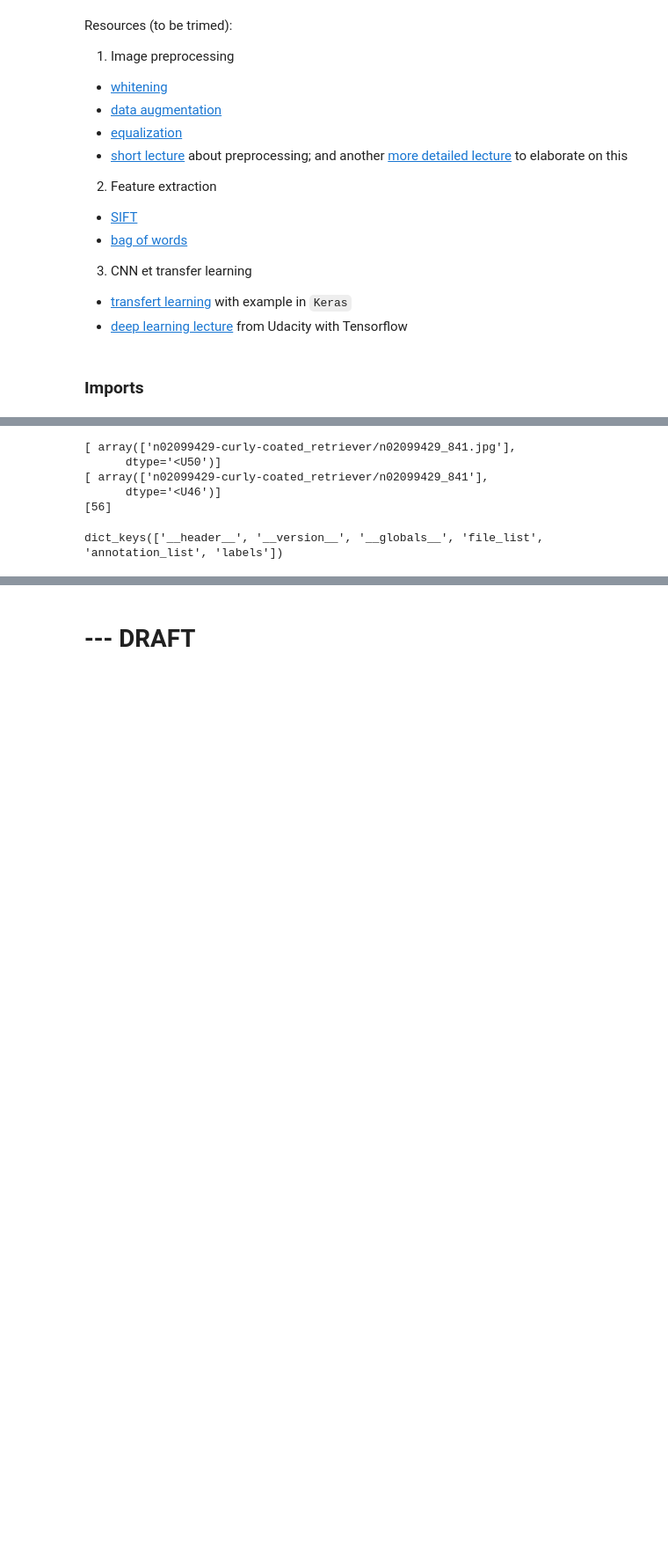
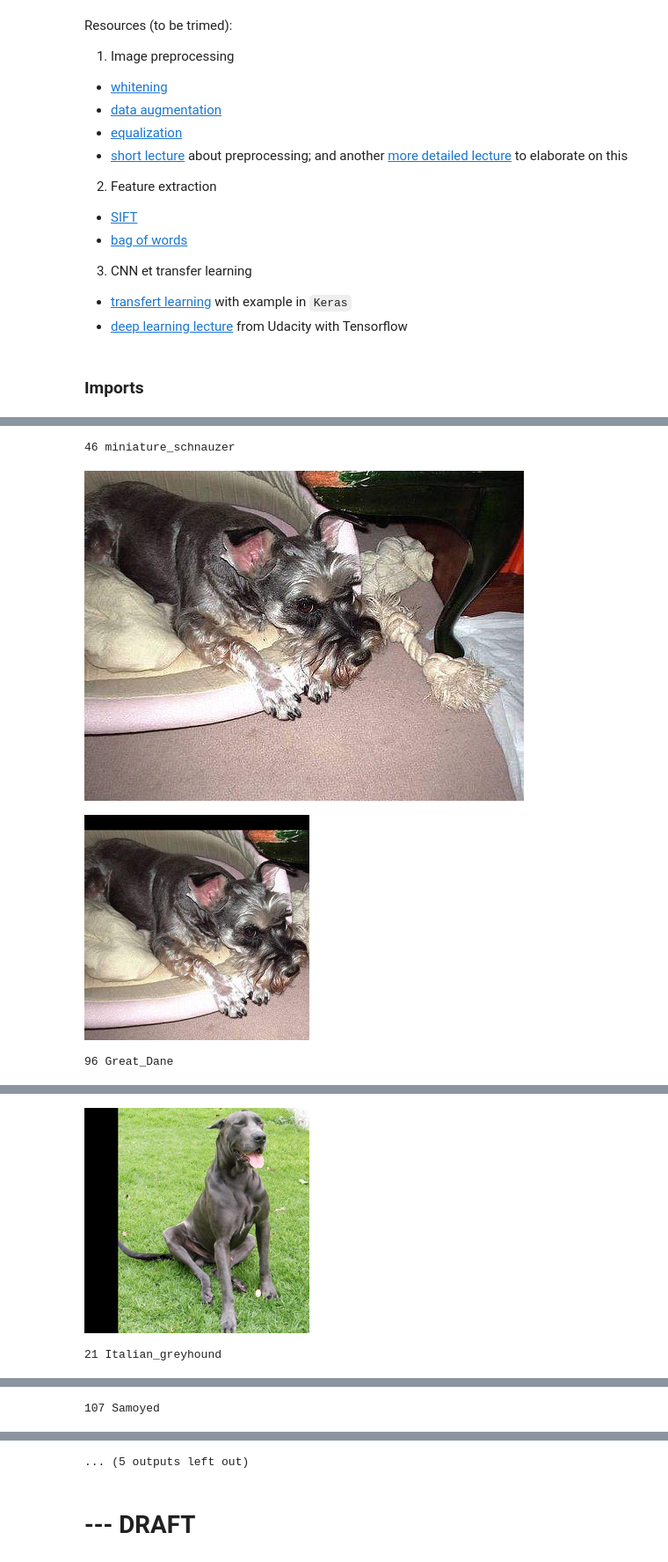
Before and after one commit to 0-tree/OCDataSciencePath, a Jupyter notebook: Project7/Work/dev_dataDownloadAndCleaning.ipynb, the cells around one changed output, grey strips where cells are left out. Shown at 88% size. Saved outputs shown, nothing was run; the diff lists cells and outputs as text; code cells hidden in the pictures; blank space fills up the shorter version.

Commit message:
class: start clean classes to handle data and image processing

```diff
--- a/Project7/Work/dev_dataDownloadAndCleaning.ipynb
+++ b/Project7/Work/dev_dataDownloadAndCleaning.ipynb
@@ -51,9 +50,15 @@ import matplotlib.pyplot as plt
 # %%
+# data
 if HOST == 'Arthurs-MacBook-Pro.local':
     pathToDataDir = HOME+'Documents/Dropbox/Transit/OCDataScienceData/Project7/Data/'    # @home
-    pathToDataImageDir = os.path.join(pathToDataDir,'Images')
-    pathToDataAnnotationDir = os.path.join(pathToDataDir,'Annotations')
-    pathToDataListDir = os.path.join(pathToDataDir,'Lists')
     pathToIntellDir = HOME+'Documents/Dropbox/Transit/OCDataScienceData/Project7/Intelligence/'    # @home
 else:
     raise ValueError('unknown host: {}'.format(HOST))
+
+dh_train = DataHandler(pathToDataDir,whichList='train')
+
+# image processing
+edge = 2**8
+
+# seed
+np.random.seed(8)
@@ -123,15 +65,21 @@ im.resize?
-# %%
-mat = scipy.io.loadmat(os.path.join(pathToDataListDir,'file_list.mat'))
-i = 10000
-for k in ('file_list','annotation_list','labels'):
-    print(mat[k][i])
-# %% [output]
-[ array(['n02099429-curly-coated_retriever/n02099429_841.jpg'],
-      dtype='<U50')]
-[ array(['n02099429-curly-coated_retriever/n02099429_841'],
-      dtype='<U46')]
-[56]
-# %%
-mat.keys()
-# %% [output]
-dict_keys(['__header__', '__version__', '__globals__', 'file_list', 'annotation_list', 'labels'])
+# %%
+# crop images to centered squares
+
+N = 5
+for i in np.random.choice(dh_train.n,N):
+
+    # load image & annotation
+    iw = ImageWorker(dh_train,i)
+
+    # create all patches
+    iw.buildPatches(edge)
+
+    print(iw.label,iw.labelName)
+    display(iw.image)
+    for _p in iw.patches:
+        display(_p)
+# %% [output]
+46 miniature_schnauzer
+[figure, added]
+[figure, added]
+96 Great_Dane
@@ -137,0 +87,2 @@ dict_keys(['__header__', '__version__', '__globals__', 'file_list', 'annotation_
+[figure, added]
+21 Italian_greyhound
@@ -137,0 +91 @@ dict_keys(['__header__', '__version__', '__globals__', 'file_list', 'annotation_
+107 Samoyed
@@ -138,3 +94,4 @@ dict_keys(['__header__', '__version__', '__globals__', 'file_list', 'annotation_
+... (5 outputs left out)
 # %% [markdown]
 # --- DRAFT
 # %% [markdown]
```
Also changed, not shown: parts of 6 cells of this notebook, 1 other file.
